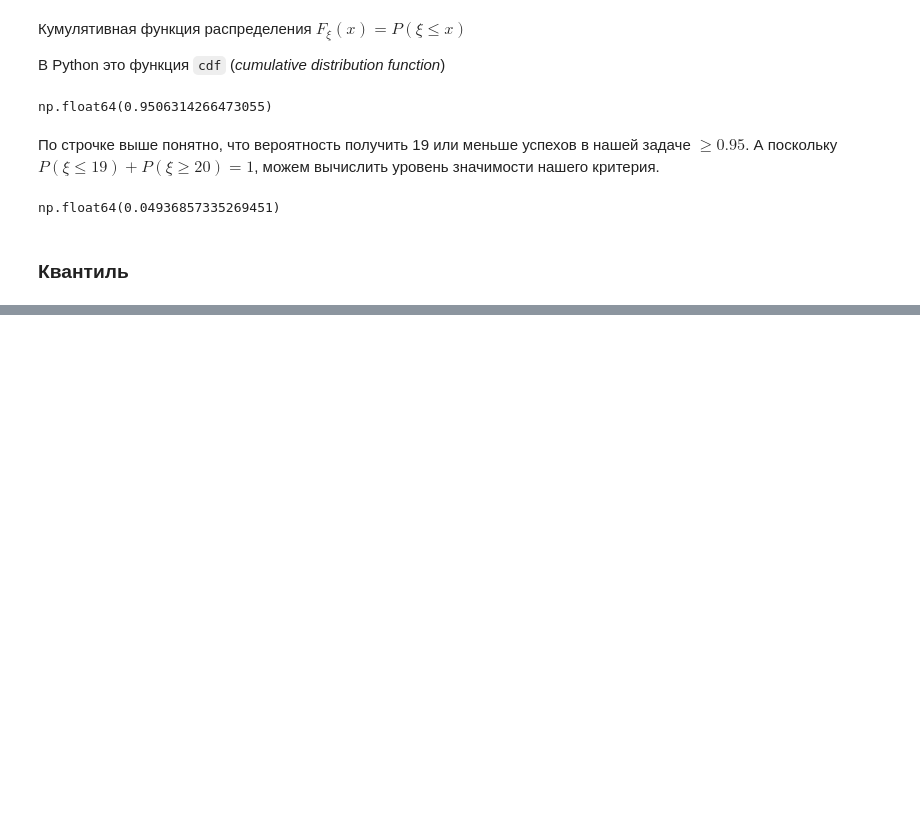
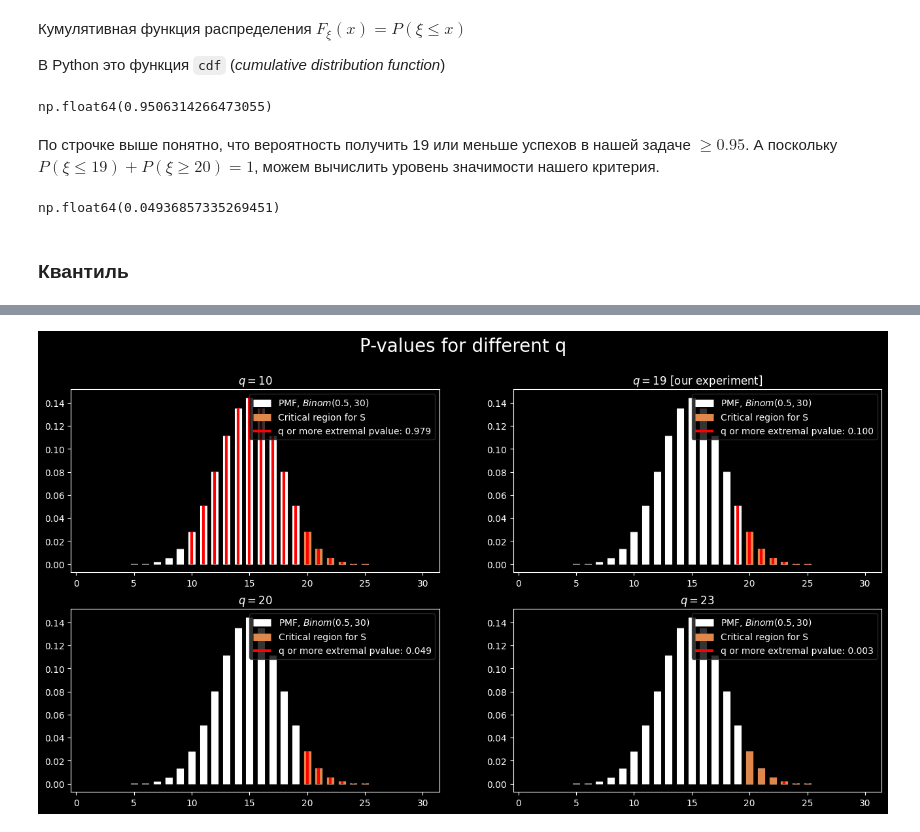
Before and after one commit to Volgin-alex/AAA_Statistics, a Jupyter notebook: 1_Stat_crit.ipynb, the cells around one changed output, grey strips where cells are left out. Cells and saved outputs as stored; diff of their text form; code cells hidden in the pictures; blank space fills up the shorter version.

Commit message:
Ended stat_crit

```diff
--- a/1_Stat_crit.ipynb
+++ b/1_Stat_crit.ipynb
@@ -325,0 +422,28 @@ $$u_p(\xi) = \{x|F_{\xi}(x) = p\}$$
+# %%
+C = 20  # критическое значение
+qs = [10, 19, 20, 23]  # разные реализации статистики
+# %%
+fig, axes = pyplot.subplots(2, 2, figsize=(16, 8))
+
+for q, ax in zip(qs, axes.flatten()):
+    ax.set_title(f'$q = {q}$' + (' [our experiment]' if q == 19 else ''))
+    # строим вертикальные столбцы от 0 до вероятности
+    ax.vlines(x_grid, 0, probs, linewidth=8.0, color='white', label='PMF, $Binom(0.5, 30)$')
+    # отдельно изобразим критическую области критерия
+    crit_reg = x_grid >= 20
+    ax.vlines(x_grid[crit_reg], 0, probs[crit_reg], linewidth=8.0, label='Critical region for S')
+
+    # посчитаем площадь более экстремальных значений
+    pvalue = 1 - binom_h0.cdf(q - 1)
+    # изобразим такие же и более экстремальные значения на графике
+    more_extremal = x_grid >= q
+    ax.vlines(
+        x_grid[more_extremal], 0, probs[more_extremal], linewidth=3.0, color='red',
+        label='q or more extremal pvalue: {:.3f}'.format(pvalue)
+    )
+    ax.legend()
+
+pyplot.suptitle('P-values for different q', fontsize=20)
+pyplot.show()
+# %% [output]
+[figure, added]
```
Also changed, not shown: parts of 17 cells of this notebook.
